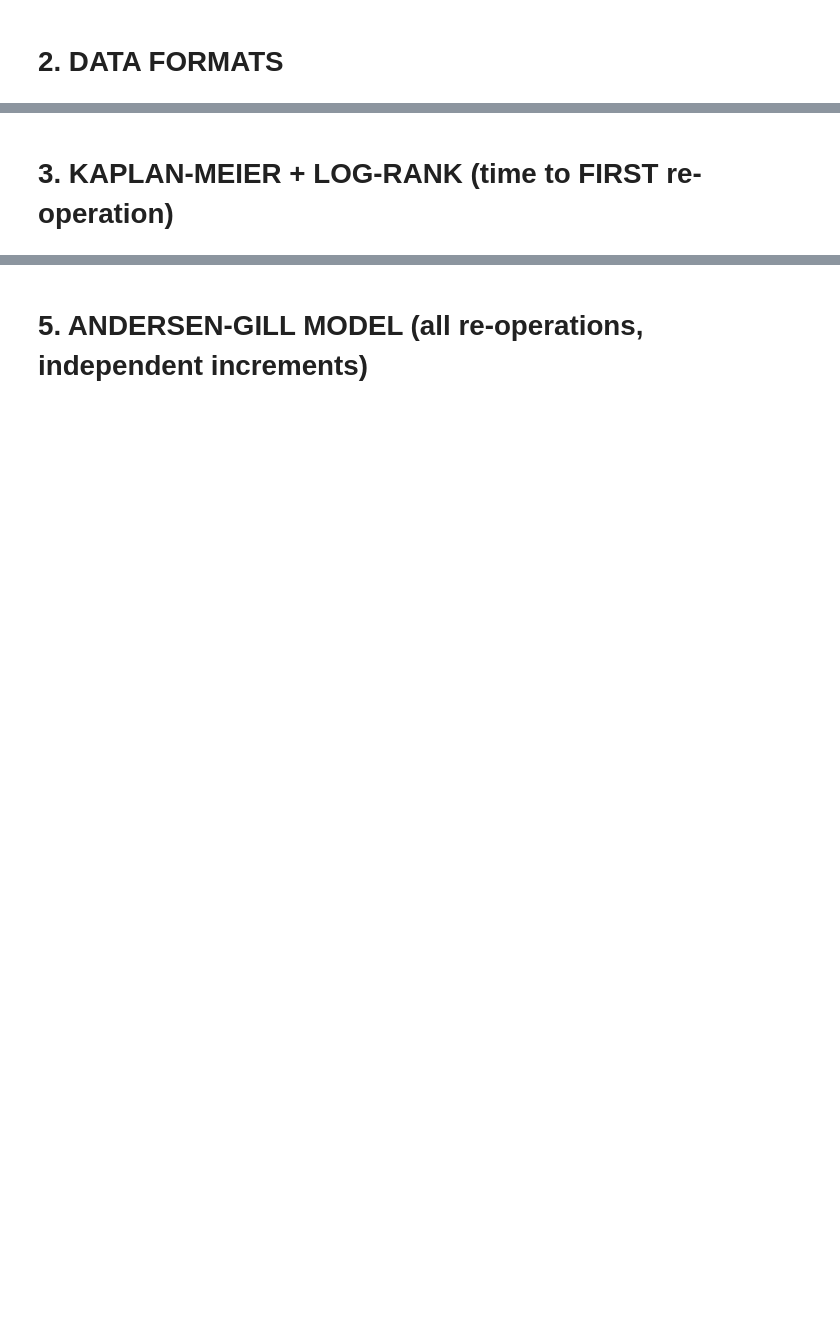
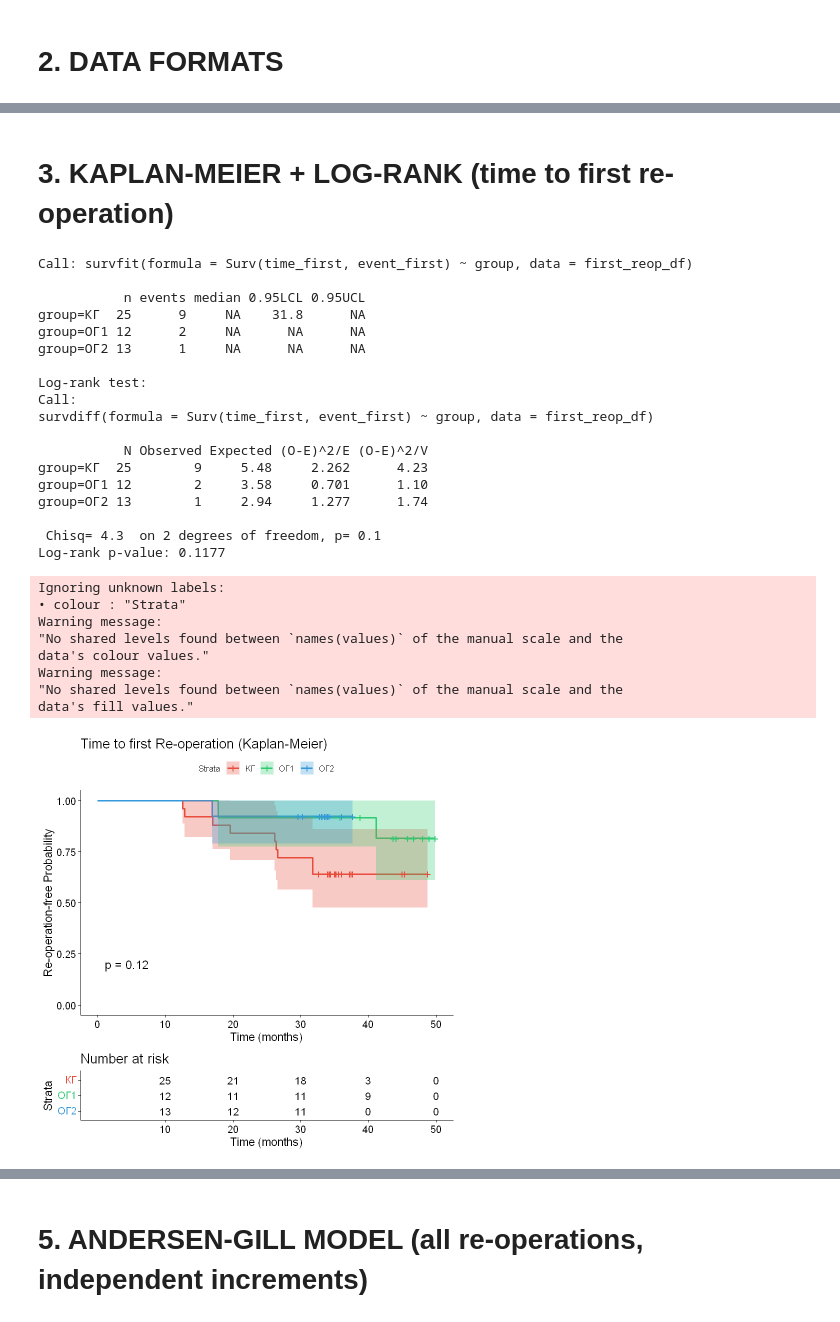
Before and after one commit to maat4maat/lor01, a Jupyter notebook: jupyter/time-event-template.ipynb, the cells around one changed output, grey strips where cells are left out. Saved outputs shown, nothing was run; the diff lists cells and outputs as text; code cells hidden in the pictures; blank space fills up the shorter version.

Commit message:
Use real data

```diff
--- a/jupyter/time-event-template.ipynb
+++ b/jupyter/time-event-template.ipynb
@@ -101,19 +163,23 @@ first_reop_df <- patient_df %>%
 # ---- 2b. Long (counting process) format: one row per event interval ----
 # Format:  id | group | tstart | tstop | status | event_num
 # Used for: Andersen-Gill, PWP, MCF
-make_long_format <- function(patients, patient_df) {
+make_long_format <- function(df) {
 
-  rows <- vector("list", nrow(patient_df))
+  rows <- vector("list", nrow(df))
 
-  for (i in seq_along(patients)) {
-    rec  <- patients[[i]]
-    fup  <- rec$followup
-    et   <- sort(rec$event_times)
-    grp  <- rec$group
-    pid  <- rec$id
+  for (i in seq_len(nrow(df))) {
+    pid  <- df$id[i]
+    grp  <- as.character(df$group[i])
+    fup  <- df$followup[i]
+
+    # Event times in months from index operation
+    et <- numeric(0)
+    if (df$reop1[i] == 1) et <- c(et, months_diff(df$date_operation[i], df$date_reoperation1[i]))
+    if (df$reop2[i] == 1) et <- c(et, months_diff(df$date_operation[i], df$date_reoperation2[i]))
+    et <- sort(et)
 
     if (length(et) == 0) {
-      # No events: single interval [0, followup), status = 0
+      # No events: single censored interval [0, followup)
       rows[[i]] <- tibble(
         id        = pid,
         group     = grp,
@@ -131,16 +197,16 @@ make_long_format <- function(patients, patient_df) {
         tstart    = times[1:n_int],
         tstop     = times[2:(n_int + 1)],
         status    = c(rep(1L, length(et)), 0L),
-        event_num = 1:n_int
+        event_num = seq_len(n_int)
       )
     }
   }
 
-  bind_rows(rows) %>%
+  bind_rows(rows) |>
     mutate(group = factor(group))
 }
 
-long_df <- make_long_format(patients, patient_df)
+long_df <- make_long_format(patient_df)
 
 cat("\n=== Long format (first 10 rows) ===\n")
 print(head(long_df, 10))
@@ -147,29 +228,57 @@ print(head(long_df, 10))
 # %% [markdown]
-# 3. KAPLAN-MEIER + LOG-RANK  (time to FIRST re-operation)
+# 3. KAPLAN-MEIER + LOG-RANK  (time to first re-operation)
 # %%
 km_fit <- survfit(Surv(time_first, event_first) ~ group, data = first_reop_df)
 print(km_fit)
 
 # Log-rank test
 logrank <- survdiff(Surv(time_first, event_first) ~ group, data = first_reop_df)
 cat("\nLog-rank test:\n")
 print(logrank)
 
 # P-value
 p_logrank <- pchisq(logrank$chisq, df = length(logrank$n) - 1, lower.tail = FALSE)
 cat(sprintf("Log-rank p-value: %.4f\n", p_logrank))
 
 # Plot
 km_plot <- ggsurvplot(
   km_fit,
   data        = first_reop_df,
   pval        = TRUE,
   conf.int    = TRUE,
   risk.table  = TRUE,
-  palette     = c("#E74C3C", "#2ECC71"),
-  title       = "Time to First Re-operation (Kaplan-Meier)",
+  palette     = group_palette,
+  title       = "Time to first Re-operation (Kaplan-Meier)",
   xlab        = "Time (months)",
   ylab        = "Re-operation-free Probability",
-  legend.labs = c("Group A (control)", "Group B (treatment)")
+  legend.labs = group_levels
 )
 print(km_plot)
+# %% [output]
+Call: survfit(formula = Surv(time_first, event_first) ~ group, data = first_reop_df)
+
+           n events median 0.95LCL 0.95UCL
+group=КГ  25      9     NA    31.8      NA
+group=ОГ1 12      2     NA      NA      NA
+group=ОГ2 13      1     NA      NA      NA
+
+Log-rank test:
+Call:
+survdiff(formula = Surv(time_first, event_first) ~ group, data = first_reop_df)
+
+           N Observed Expected (O-E)^2/E (O-E)^2/V
+group=КГ  25        9     5.48     2.262      4.23
+group=ОГ1 12        2     3.58     0.701      1.10
+group=ОГ2 13        1     2.94     1.277      1.74
+
+ Chisq= 4.3  on 2 degrees of freedom, p= 0.1
+Log-rank p-value: 0.1177
+Ignoring unknown labels:
+• colour : "Strata"
+Warning message:
+"No shared levels found between `names(values)` of the manual scale and the
+data's colour values."
+Warning message:
+"No shared levels found between `names(values)` of the manual scale and the
+data's fill values."
+[figure, added]
```
Also changed, not shown: parts of 18 cells of this notebook.
